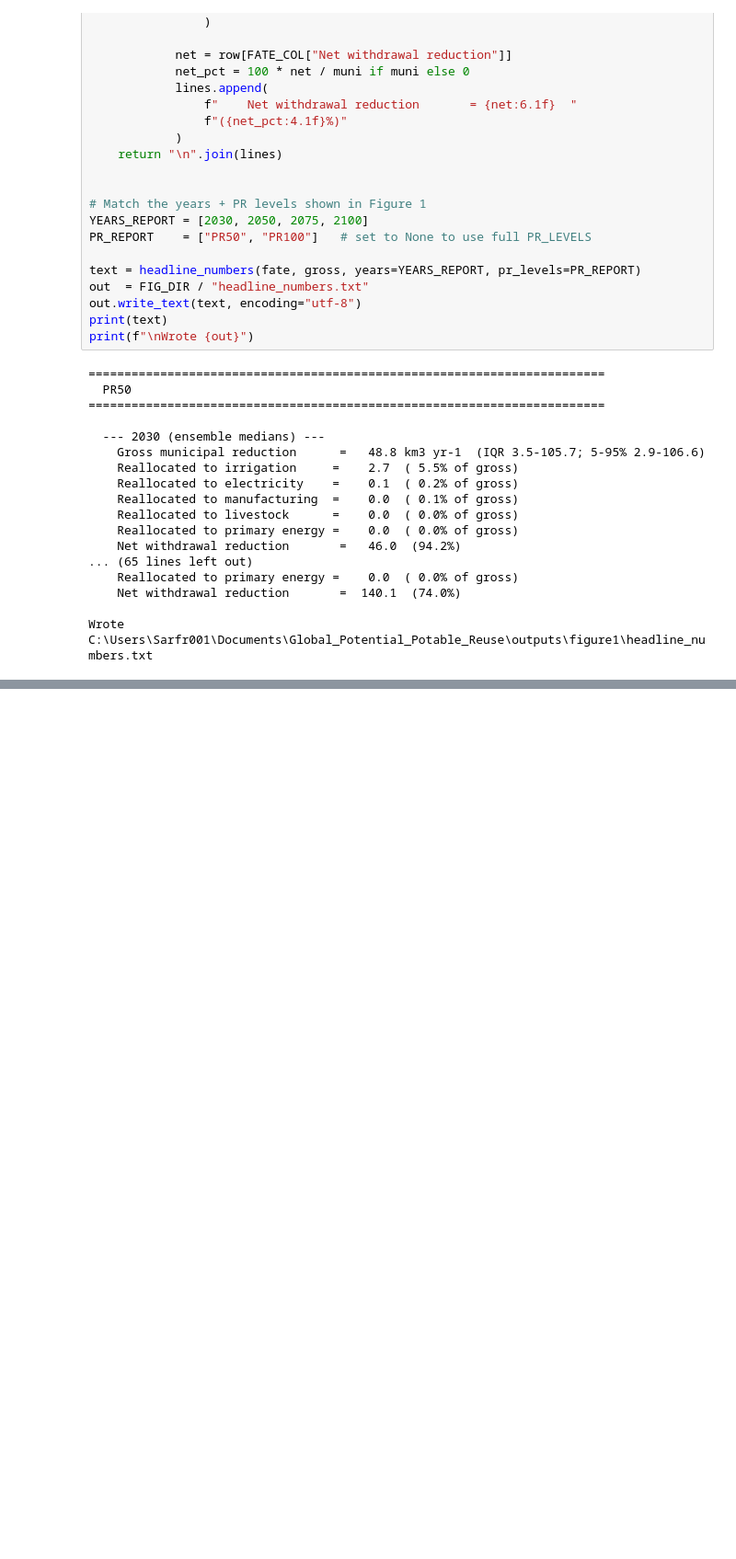
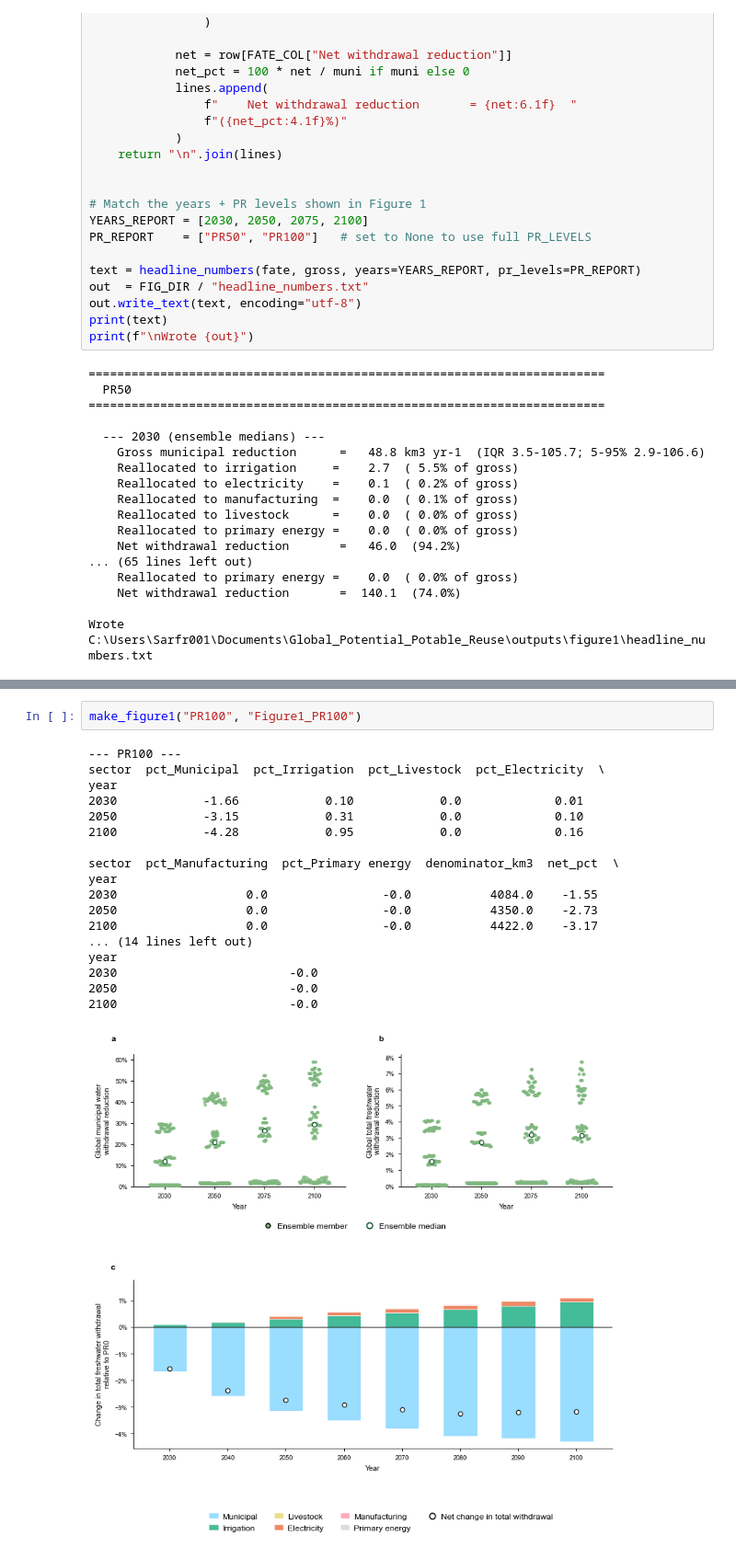
Before and after one commit to Amalsarfraz/Global_Potential_Potable_Reuse, a Jupyter notebook: notebooks/figure1_global_displacement.ipynb, the cells around one changed output, grey strips where cells are left out. Shown at 92% size. Cells and saved outputs as stored; diff of their text form; blank space fills up the shorter version.

```diff
--- a/notebooks/figure1_global_displacement.ipynb
+++ b/notebooks/figure1_global_displacement.ipynb
@@ -1114,0 +902,21 @@ scatter_bimodality_2100(
+# %%
+make_figure1("PR100", "Figure1_PR100")
+# %% [output]
+--- PR100 ---
+sector  pct_Municipal  pct_Irrigation  pct_Livestock  pct_Electricity  \
+year
+2030            -1.66            0.10            0.0             0.01
+2050            -3.15            0.31            0.0             0.10
+2100            -4.28            0.95            0.0             0.16
+
+sector  pct_Manufacturing  pct_Primary energy  denominator_km3  net_pct  \
+year
+2030                  0.0                -0.0           4084.0    -1.55
+2050                  0.0                -0.0           4350.0    -2.73
+2100                  0.0                -0.0           4422.0    -3.17
+... (14 lines left out)
+year
+2030                        -0.0
+2050                        -0.0
+2100                        -0.0
+[figure, added]
```
Also changed, not shown: parts of 24 cells of this notebook.
